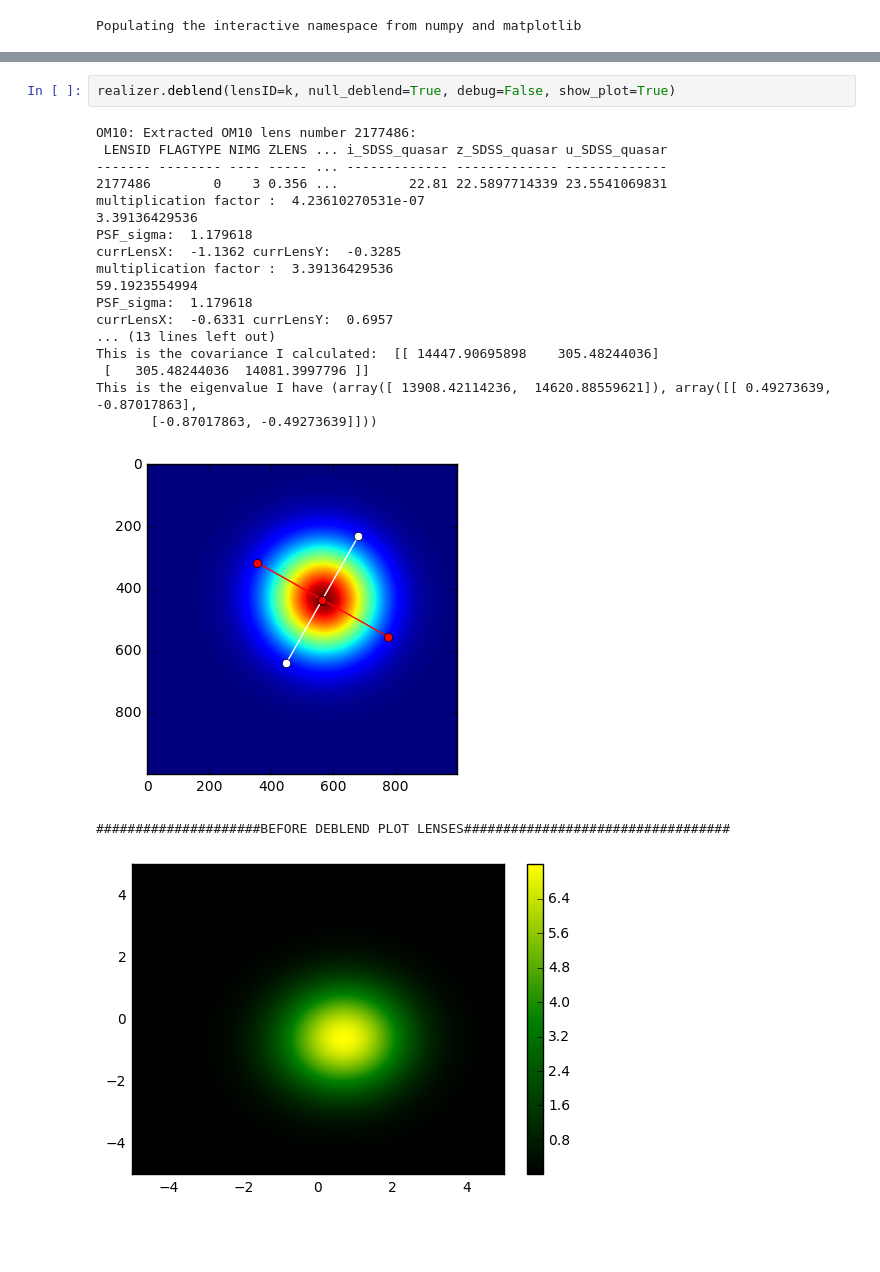
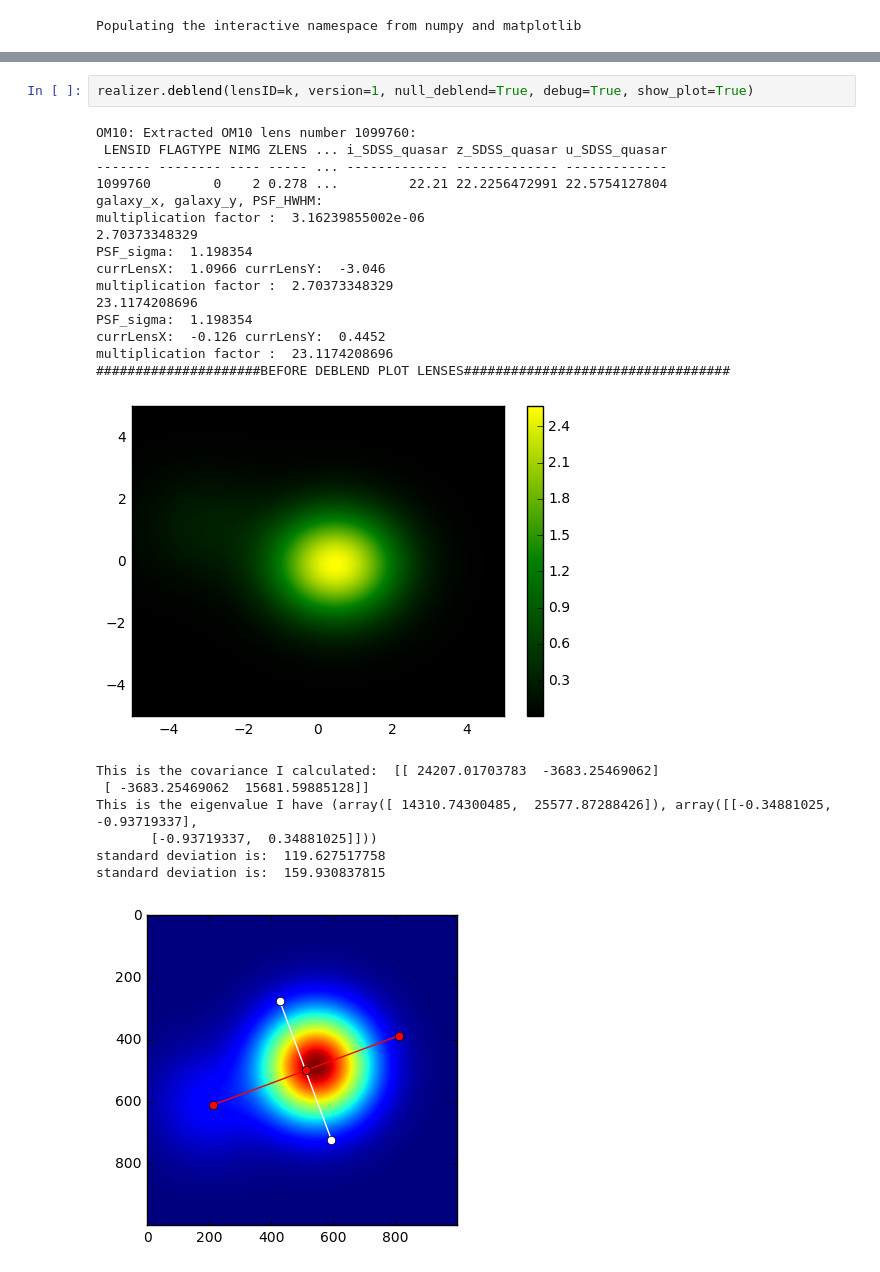
Before and after one commit to jiwoncpark/SLRealizer, a Jupyter notebook: python/desc/slrealizer/deblend_test.ipynb, the cells around one changed output, grey strips where cells are left out. Saved outputs shown, nothing was run; the diff lists cells and outputs as text; blank space fills up the shorter version.

Commit message:
image

```diff
--- a/python/desc/slrealizer/deblend_test.ipynb
+++ b/python/desc/slrealizer/deblend_test.ipynb
@@ -42,23 +42,26 @@ Number of these with i3 < 22 =  113
 # %%
-realizer.deblend(lensID=k, null_deblend=True, debug=False, show_plot=True)
+realizer.deblend(lensID=k, version=1, null_deblend=True, debug=True, show_plot=True)
 # %% [output]
-OM10: Extracted OM10 lens number 2177486:
+OM10: Extracted OM10 lens number 1099760:
  LENSID FLAGTYPE NIMG ZLENS ... i_SDSS_quasar z_SDSS_quasar u_SDSS_quasar
 ------- -------- ---- ----- ... ------------- ------------- -------------
-2177486        0    3 0.356 ...         22.81 22.5897714339 23.5541069831
-multiplication factor :  4.23610270531e-07
-3.39136429536
-PSF_sigma:  1.179618
-currLensX:  -1.1362 currLensY:  -0.3285
-multiplication factor :  3.39136429536
-59.1923554994
-PSF_sigma:  1.179618
-currLensX:  -0.6331 currLensY:  0.6957
-... (13 lines left out)
-This is the covariance I calculated:  [[ 14447.90695898    305.48244036]
- [   305.48244036  14081.3997796 ]]
-This is the eigenvalue I have (array([ 13908.42114236,  14620.88559621]), array([[ 0.49273639, -0.87017863],
-       [-0.87017863, -0.49273639]]))
+1099760        0    2 0.278 ...         22.21 22.2256472991 22.5754127804
+galaxy_x, galaxy_y, PSF_HWHM:
+multiplication factor :  3.16239855002e-06
+2.70373348329
+PSF_sigma:  1.198354
+currLensX:  1.0966 currLensY:  -3.046
+multiplication factor :  2.70373348329
+23.1174208696
+PSF_sigma:  1.198354
+currLensX:  -0.126 currLensY:  0.4452
+multiplication factor :  23.1174208696
+#####################BEFORE DEBLEND PLOT LENSES##################################
-[figure, old version]
+[figure, new version]
-#####################BEFORE DEBLEND PLOT LENSES##################################
+This is the covariance I calculated:  [[ 24207.01703783  -3683.25469062]
+ [ -3683.25469062  15681.59885128]]
+This is the eigenvalue I have (array([ 14310.74300485,  25577.87288426]), array([[-0.34881025, -0.93719337],
+       [-0.93719337,  0.34881025]]))
+standard deviation is:  119.627517758
+standard deviation is:  159.930837815
-[figure, old version]
+[figure, new version]
```
Also changed, not shown: parts of 2 cells of this notebook, 6 other files.
